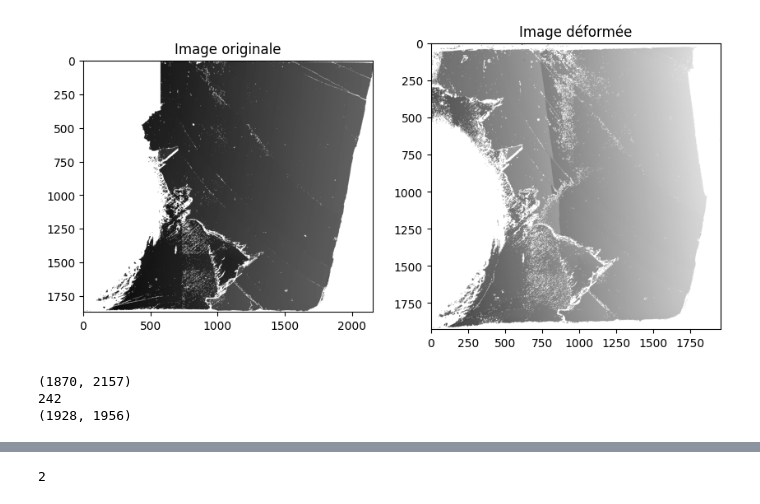
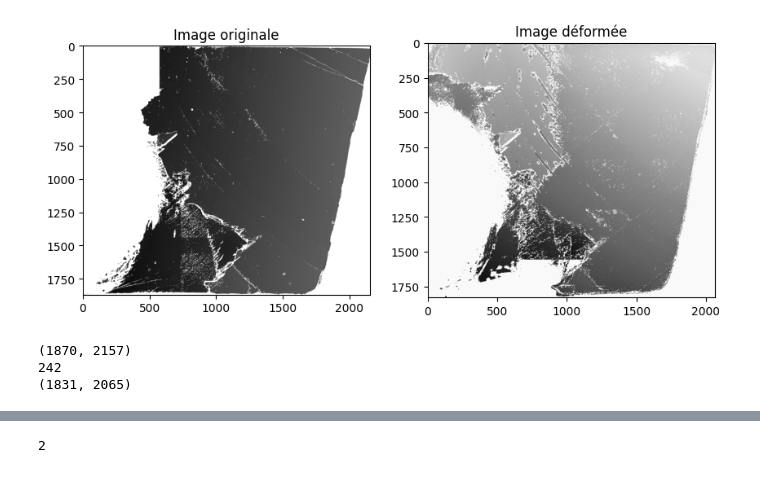
Before and after one commit to Fibo72/projet-12-Computer-vision-Recadrage-d-images, a Jupyter notebook: test.ipynb, the cells around one changed output, grey strips where cells are left out. Saved outputs shown, nothing was run; the diff lists cells and outputs as text; code cells hidden in the pictures.

```diff
--- a/test.ipynb
+++ b/test.ipynb
@@ -4,27 +4,27 @@ import matplotlib.pyplot as plt
 import numpy as np
 from Thibault.test import *
 # %%
-img1 = get_img('data\CALSPAR16C_init-to-d7\CALSPAR16C_d1_image2-20x.dat', type = 'phase')
-img2 = get_img('data\CALSPAR16C_init-to-d7\CALSPAR16C_d3_image2-20x.dat', type = 'phase')
+img1 = get_img('data//CALSPAR16C_init-to-d7//CALSPAR16C_d1_image2-20x.dat', type = 'phase')
+img2 = get_img('data//CALSPAR16C_init-to-d7//CALSPAR16C_d7_image2-20x.dat', type = 'phase')
 
 plt.figure(figsize=(10,10))
 plt.subplot(1,2,1)
 plt.imshow(img1, cmap='gray')
 plt.title('Image originale')
 plt.subplot(1,2,2)
 plt.imshow(img2, cmap='gray')
 plt.title('Image déformée')
 plt.show()
 
 print(img1.shape)
 print(img1[264, 85])
 
 print(img2.shape)
 # %% [output]
-[figure, old version]
+[figure, new version]
 (1870, 2157)
 242
-(1928, 1956)
+(1831, 2065)
 # %%
 def apply_recadr_2D(img, s,R,t):
     true_R = np.array([[R[0,0], R[0,1], 0], [R[1,0], R[1,1], 0], [0, 0, 1]])
```
Also changed, not shown: parts of 1 cell of this notebook, 1 other file.
